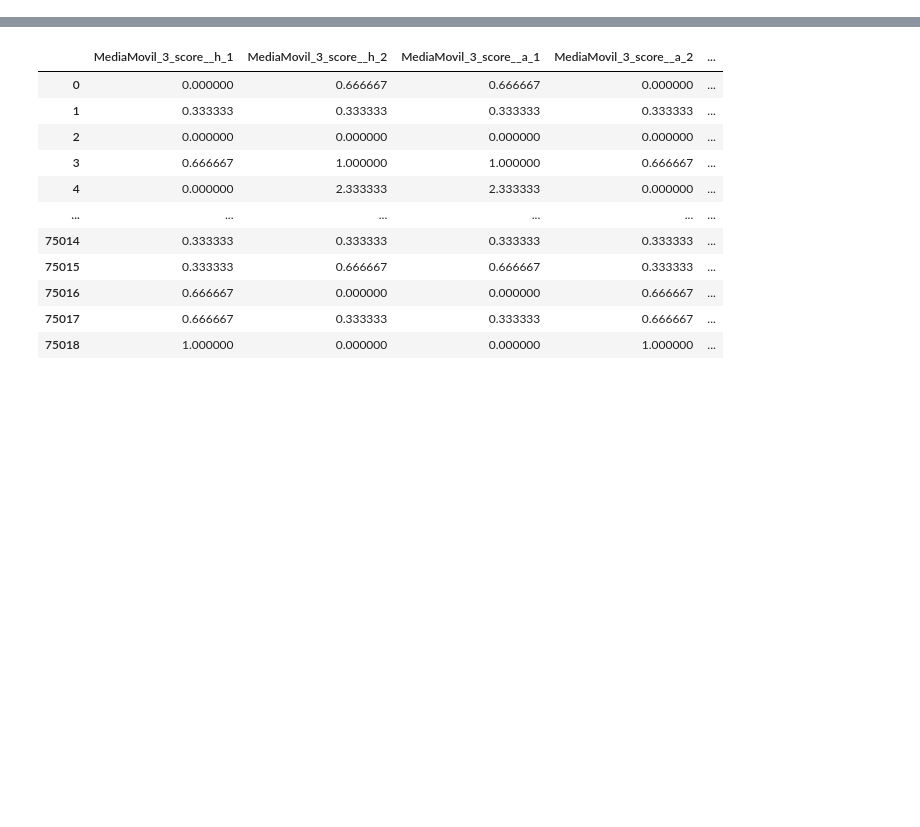
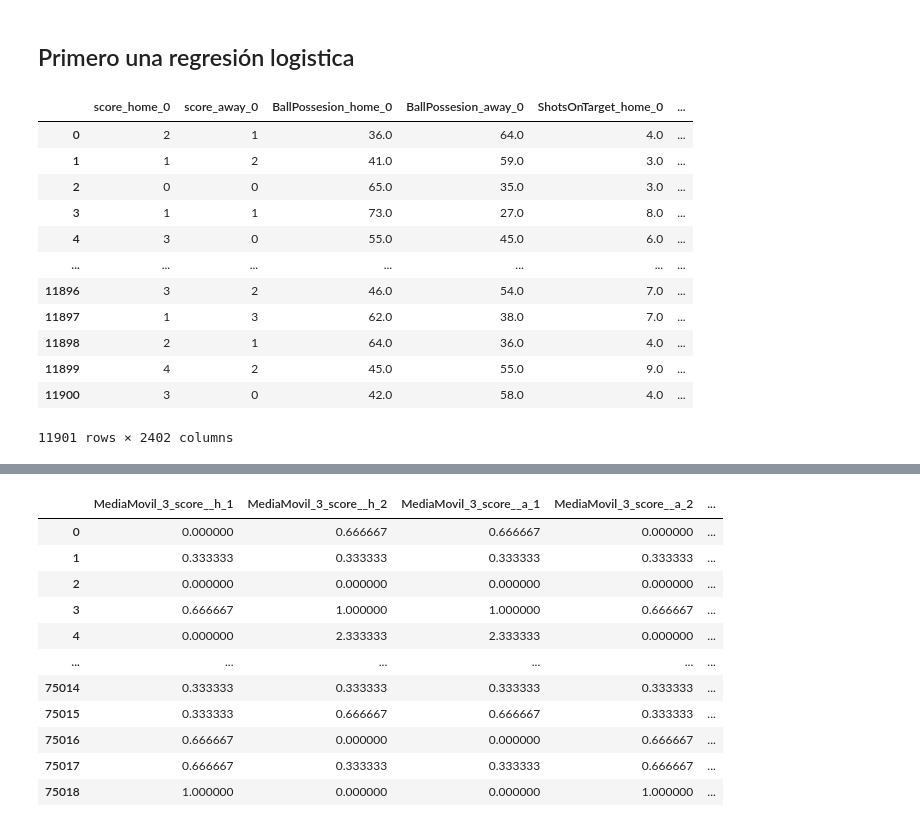
Before and after one commit to GonzaloFuentes1/IPRE-DeepLearningPrediccionDeResultadosDeportivos, a Jupyter notebook: Modelos/Fotmob/fotmob_model.ipynb, the cells around one changed output, grey strips where cells are left out. Drawn from its saved outputs; the diff is of its cells as text; code cells hidden in the pictures; blank space fills up the shorter version.

```diff
--- a/Modelos/Fotmob/fotmob_model.ipynb
+++ b/Modelos/Fotmob/fotmob_model.ipynb
@@ -13,3 +13,5 @@ from time import time
 import tensorflow as tf
 from sklearn.model_selection import train_test_split
 from sklearn.preprocessing import StandardScaler, OneHotEncoder
+# %% [markdown]
+## Primero una regresión logistica
@@ -15,0 +21,16 @@ from sklearn.preprocessing import StandardScaler, OneHotEncoder
+# %%
+df
+# %% [output]
+|  | score_home_0 | score_away_0 | BallPossesion_home_0 | BallPossesion_away_0 | ShotsOnTarget_home_0 | ... |
+| 0 | 2 | 1 | 36.0 | 64.0 | 4.0 | ... |
+| 1 | 1 | 2 | 41.0 | 59.0 | 3.0 | ... |
+| 2 | 0 | 0 | 65.0 | 35.0 | 3.0 | ... |
+| 3 | 1 | 1 | 73.0 | 27.0 | 8.0 | ... |
+| 4 | 3 | 0 | 55.0 | 45.0 | 6.0 | ... |
+| ... | ... | ... | ... | ... | ... | ... |
+| 11896 | 3 | 2 | 46.0 | 54.0 | 7.0 | ... |
+| 11897 | 1 | 3 | 62.0 | 38.0 | 7.0 | ... |
+| 11898 | 2 | 1 | 64.0 | 36.0 | 4.0 | ... |
+| 11899 | 4 | 2 | 45.0 | 55.0 | 9.0 | ... |
+| 11900 | 3 | 0 | 42.0 | 58.0 | 4.0 | ... |
+11901 rows × 2402 columns
```
Also changed, not shown: parts of 8 cells of this notebook, 2 other files.
